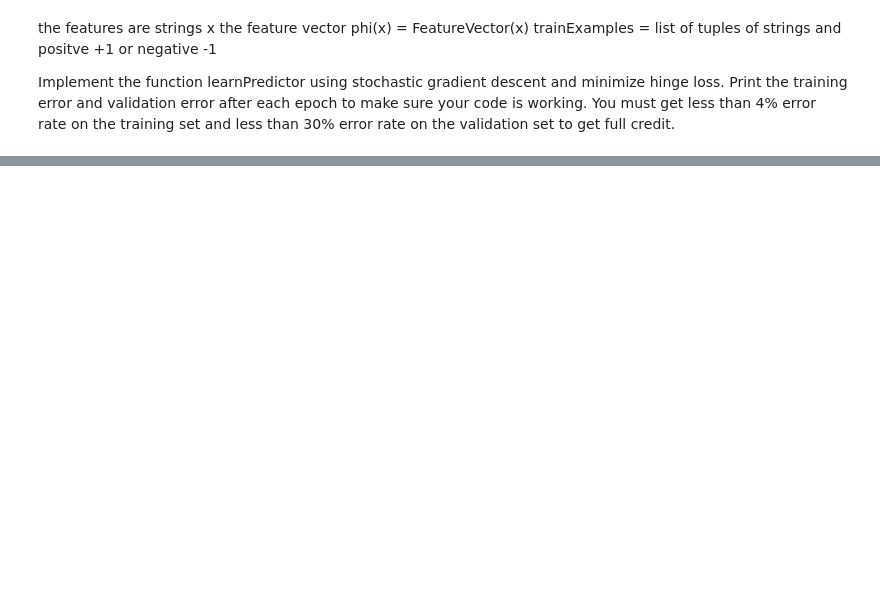
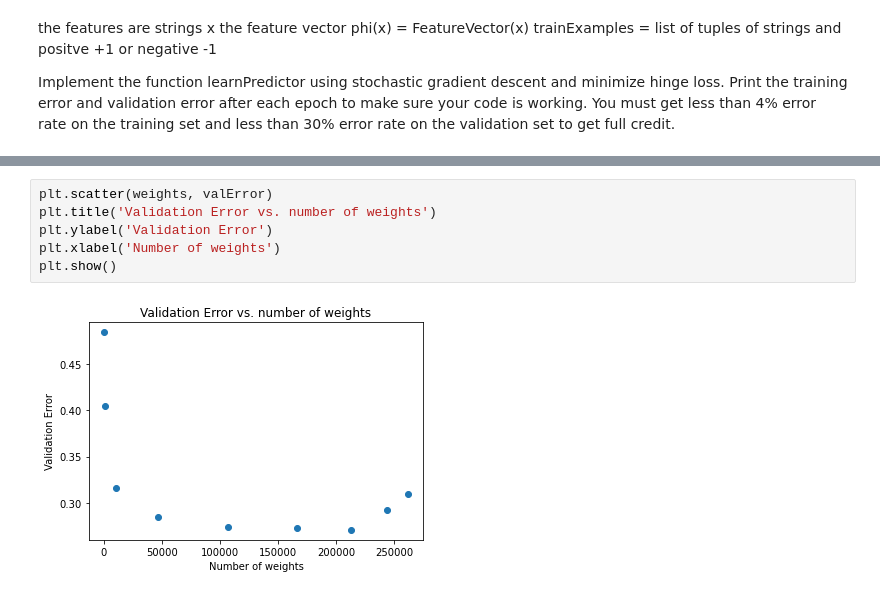
Before and after one commit to hifrickenfive/StanfordAI, a Jupyter notebook: Homework/sentiment/scratch.ipynb, the cells around one changed output, grey strips where cells are left out. Drawn from its saved outputs; the diff is of its cells as text; blank space fills up the shorter version.

```diff
--- a/Homework/sentiment/scratch.ipynb
+++ b/Homework/sentiment/scratch.ipynb
@@ -92,0 +268,8 @@ def learnPredictor(trainExamples: List[Tuple[T, int]],
+# %%
+plt.scatter(weights, valError)
+plt.title('Validation Error vs. number of weights')
+plt.ylabel('Validation Error')
+plt.xlabel('Number of weights')
+plt.show()
+# %% [output]
+[figure, added]
```
Also changed, not shown: parts of 17 cells of this notebook, 12 other files.
